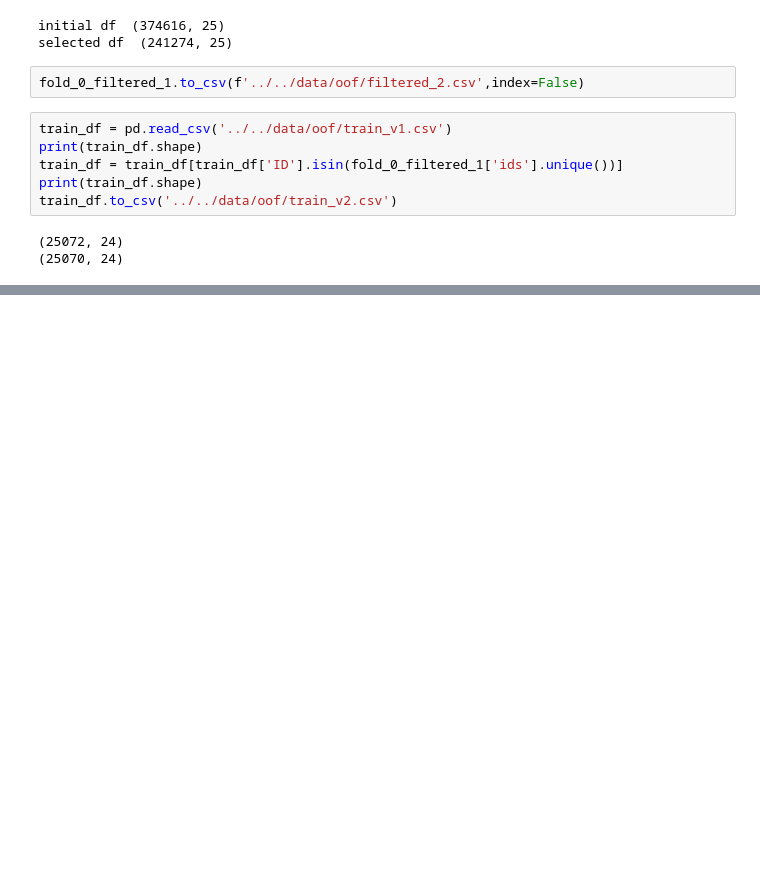
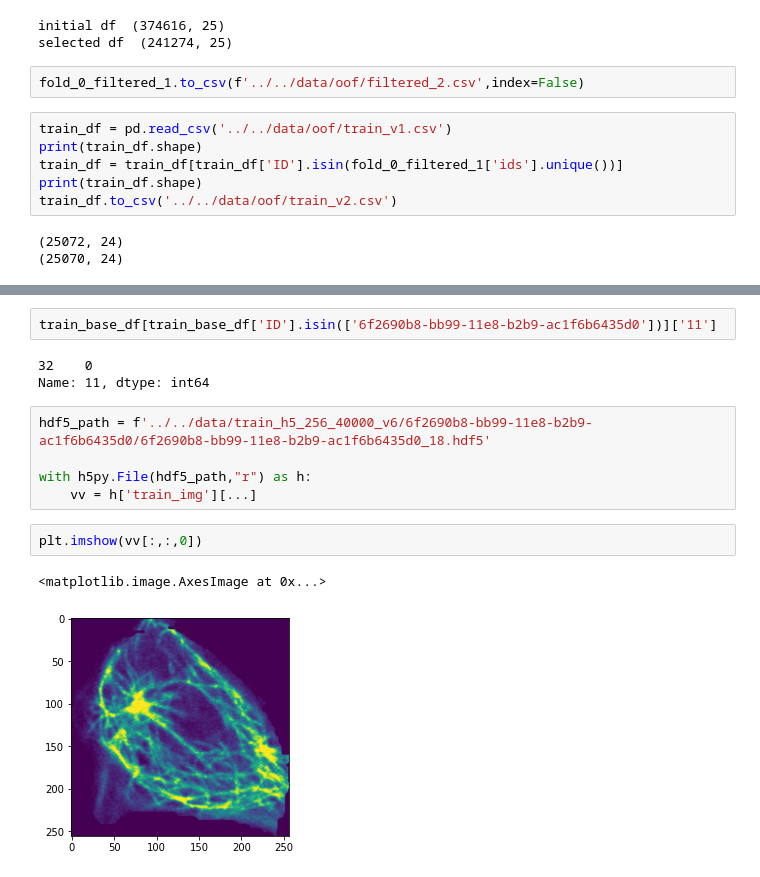
Before and after one commit to yuvaramsingh94/human_protein_atlas, a Jupyter notebook: code/notebook/oof.ipynb, the cells around one changed output, grey strips where cells are left out. Drawn from its saved outputs; the diff is of its cells as text; blank space fills up the shorter version.

```diff
--- a/code/notebook/oof.ipynb
+++ b/code/notebook/oof.ipynb
@@ -511,0 +541,15 @@ train_df.to_csv('../../data/oof/train_v2.csv')
+# %%
+train_base_df[train_base_df['ID'].isin(['6f2690b8-bb99-11e8-b2b9-ac1f6b6435d0'])]['11']
+# %% [output]
+32    0
+Name: 11, dtype: int64
+# %%
+hdf5_path = f'../../data/train_h5_256_40000_v6/6f2690b8-bb99-11e8-b2b9-ac1f6b6435d0/6f2690b8-bb99-11e8-b2b9-ac1f6b6435d0_18.hdf5'
+
+with h5py.File(hdf5_path,"r") as h:
+    vv = h['train_img'][...]
+# %%
+plt.imshow(vv[:,:,0])
+# %% [output]
+<matplotlib.image.AxesImage at 0x...>
+[figure, added]
```
Also changed, not shown: parts of 6 cells of this notebook, 10 other files.
